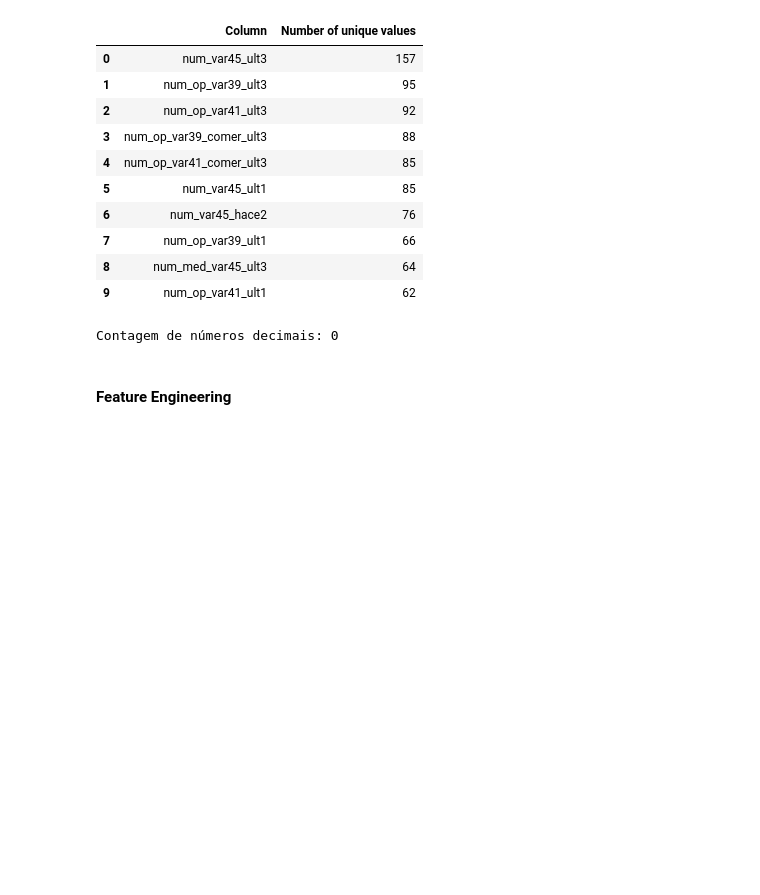
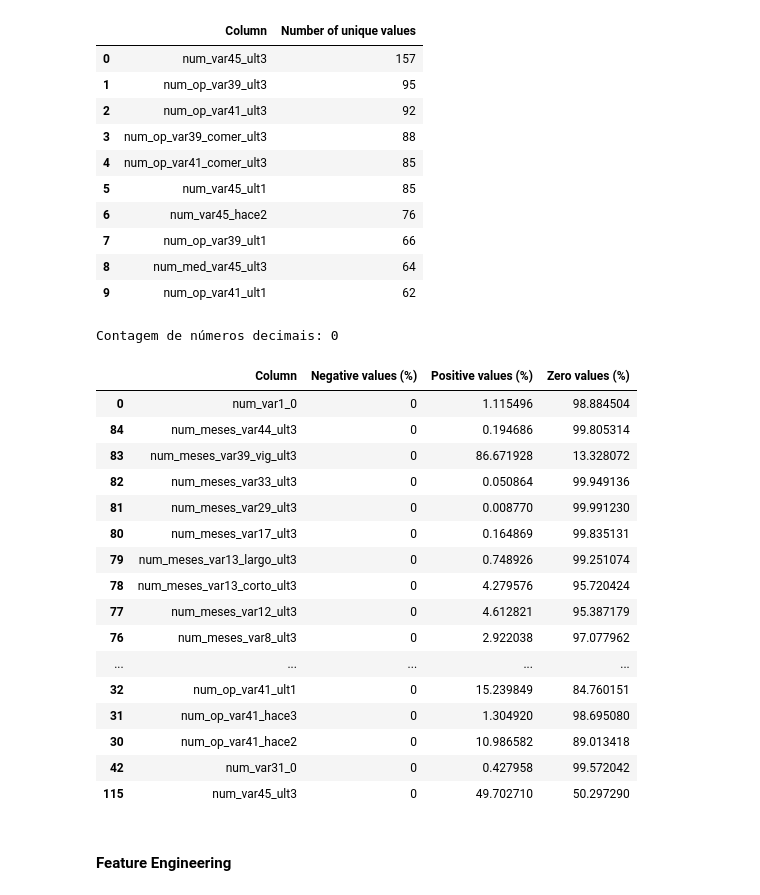
Before and after one commit to FelipeViacava/data-masters-case, a Jupyter notebook: 01-eda.ipynb, the cells around one changed output. Cells and saved outputs as stored; diff of their text form; code cells hidden in the pictures; blank space fills up the shorter version.

```diff
--- a/01-eda.ipynb
+++ b/01-eda.ipynb
@@ -573,6 +614,26 @@ nfloat = df[num_cols].applymap(lambda x: 0 if x%1 == 0 else 1).sum().sum()
 print(f"Contagem de números decimais: {nfloat}")
 # %% [output]
 Contagem de números decimais: 0
+# %%
+neg_pos_zero(df, num_cols)
+# %% [output]
+|  | Column | Negative values (%) | Positive values (%) | Zero values (%) |
+| 0 | num_var1_0 | 0 | 1.115496 | 98.884504 |
+| 84 | num_meses_var44_ult3 | 0 | 0.194686 | 99.805314 |
+| 83 | num_meses_var39_vig_ult3 | 0 | 86.671928 | 13.328072 |
+| 82 | num_meses_var33_ult3 | 0 | 0.050864 | 99.949136 |
+| 81 | num_meses_var29_ult3 | 0 | 0.008770 | 99.991230 |
+| 80 | num_meses_var17_ult3 | 0 | 0.164869 | 99.835131 |
+| 79 | num_meses_var13_largo_ult3 | 0 | 0.748926 | 99.251074 |
+| 78 | num_meses_var13_corto_ult3 | 0 | 4.279576 | 95.720424 |
+| 77 | num_meses_var12_ult3 | 0 | 4.612821 | 95.387179 |
+| 76 | num_meses_var8_ult3 | 0 | 2.922038 | 97.077962 |
+| ... | ... | ... | ... | ... |
+| 32 | num_op_var41_ult1 | 0 | 15.239849 | 84.760151 |
+| 31 | num_op_var41_hace3 | 0 | 1.304920 | 98.695080 |
+| 30 | num_op_var41_hace2 | 0 | 10.986582 | 89.013418 |
+| 42 | num_var31_0 | 0 | 0.427958 | 99.572042 |
+| 115 | num_var45_ult3 | 0 | 49.702710 | 50.297290 |
 # %% [markdown]
 #### Feature Engineering
 # %% [markdown]
```
Also changed, not shown: parts of 3 cells of this notebook, 8 other files.
